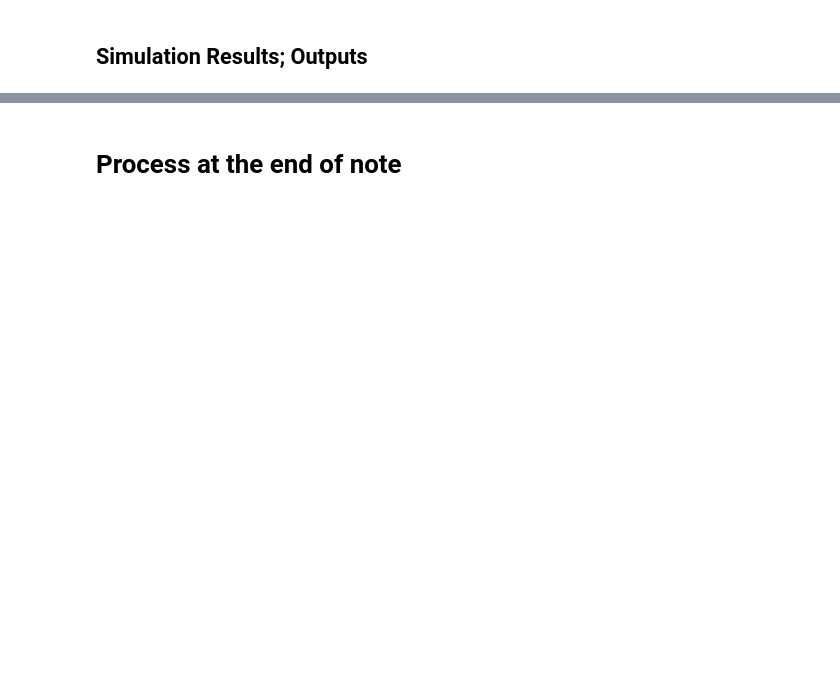
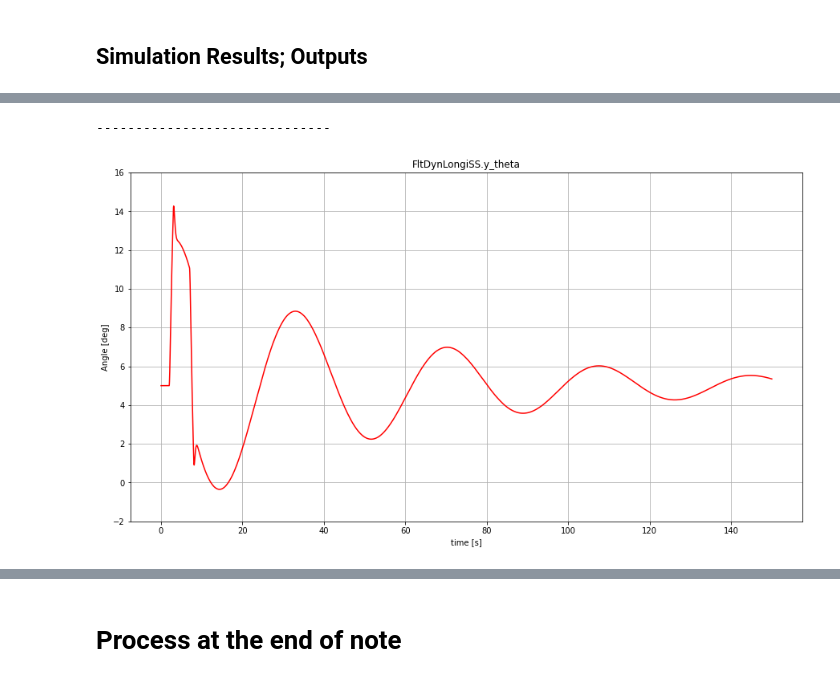
Before and after one commit to zeta-plusplus/ipynbs4OMPython, a Jupyter notebook: AircraftDynamics/RigidBodyFDM.Examples.sampleAircrafts.LongitudinalLTISS00_ex02_rev001.ipynb, the cells around one changed output, grey strips where cells are left out. Saved outputs shown, nothing was run; the diff lists cells and outputs as text; code cells hidden in the pictures; blank space fills up the shorter version.

```diff
--- a/AircraftDynamics/RigidBodyFDM.Examples.sampleAircrafts.LongitudinalLTISS00_ex02_rev001.ipynb
+++ b/AircraftDynamics/RigidBodyFDM.Examples.sampleAircrafts.LongitudinalLTISS00_ex02_rev001.ipynb
@@ -682,15 +739,19 @@ print('------------------------------')
 # %%
 i_df=1
-varName="LenoirCycle.fluidState[2].T"
-ylabel='Temperature [degC]'
+varName="FltDynLongiSS.y_theta"
+ylabel='Angle [deg]'
 
 time= df[i_df].loc[:,'time']
-var= df[i_df].loc[:,varName]-273.15
+var= df[i_df].loc[:,varName]*180.0/math.pi
 fig.append(plt.figure(figsize=(15,8)))
 plt.xlabel('time [s]')
 plt.ylabel(ylabel)
 plt.title(varName)
 plt.plot(time, var, color='red')
+plt.ylim(-2.0, 16.0)
 
 plt.grid()
 print('------------------------------')
+# %% [output]
+------------------------------
+[figure, added]
```
Also changed, not shown: parts of 31 cells of this notebook, 1 other file.
